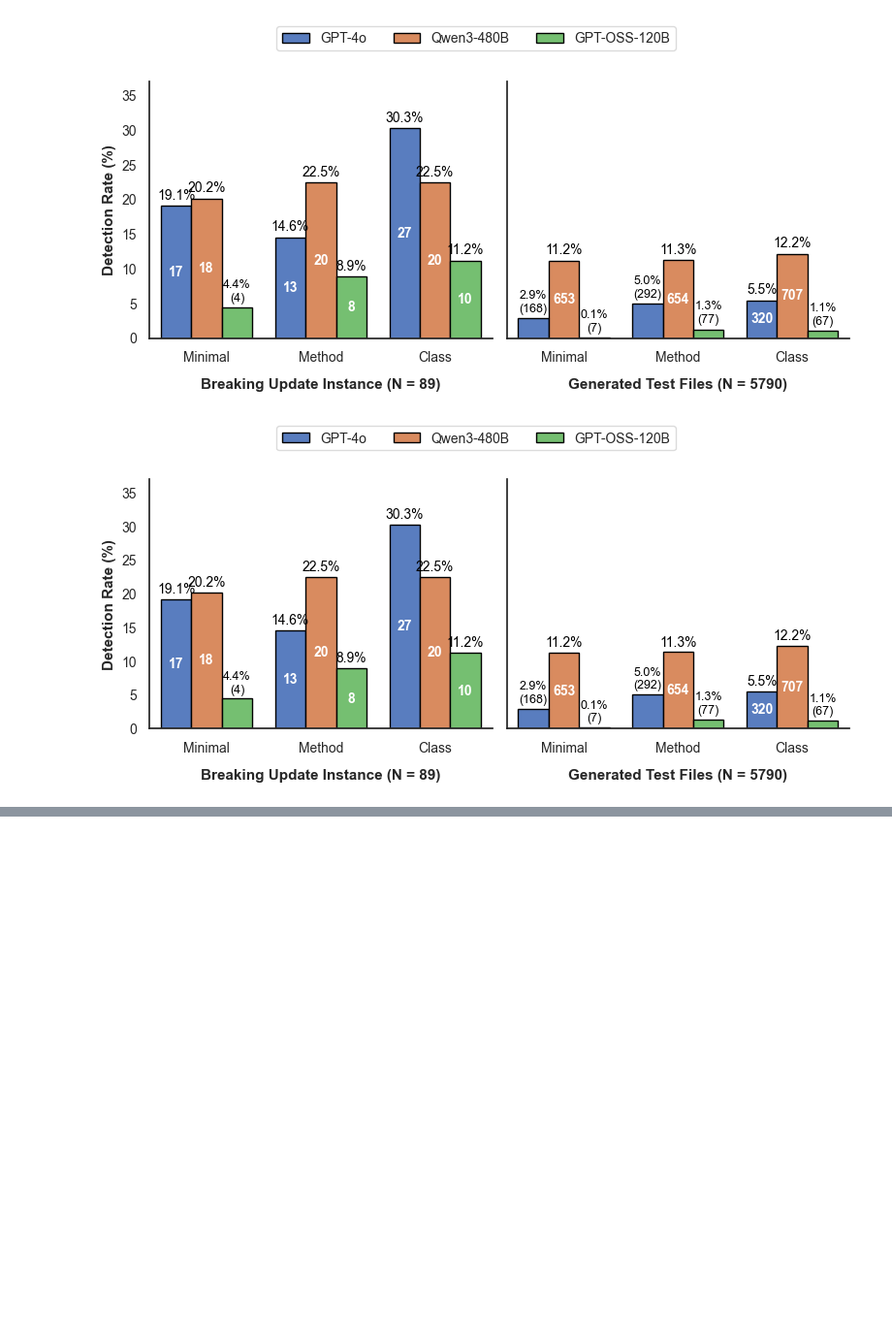
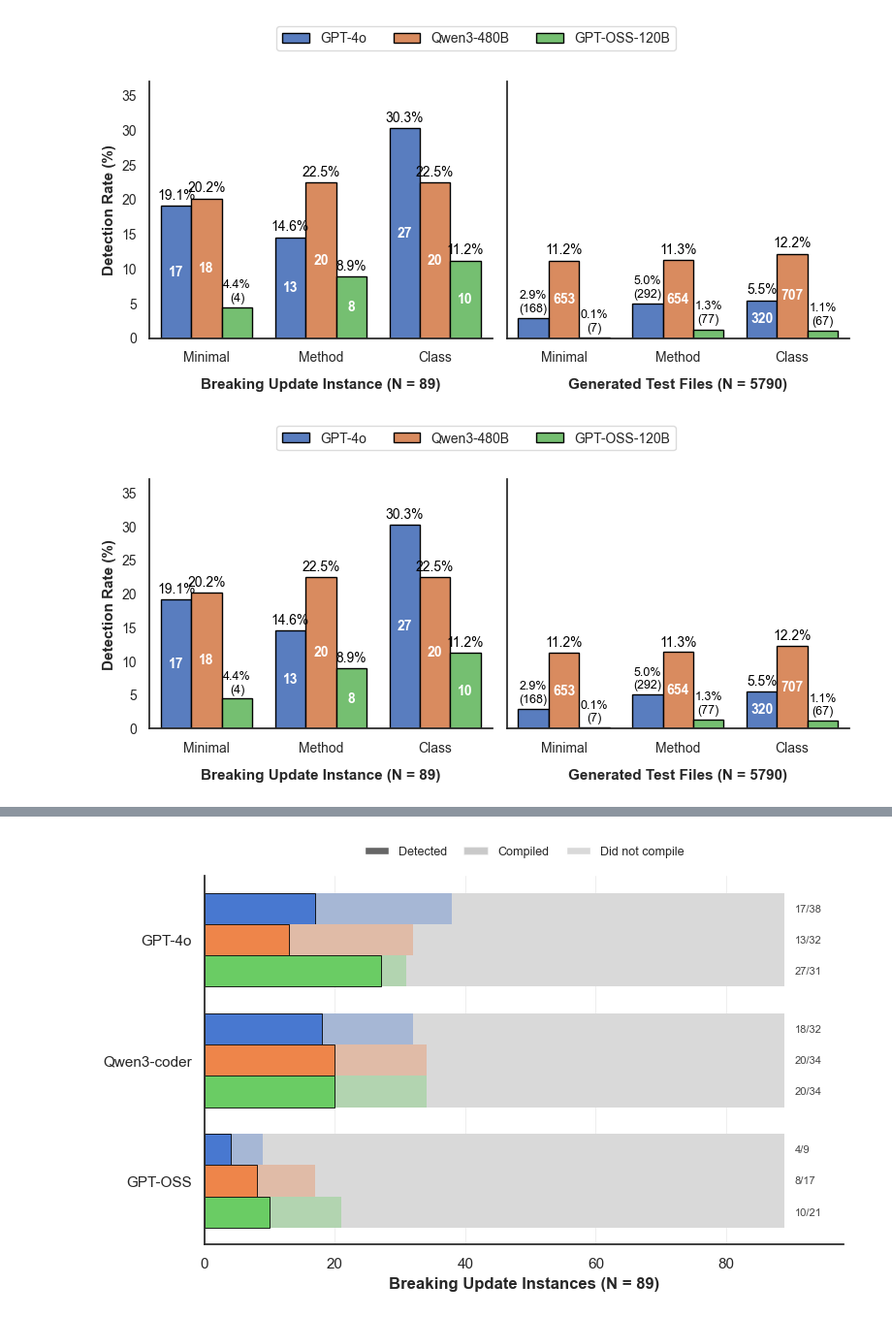
Before and after one commit to CuriousBeing1508/LLM_TestGeneration_for_BC, a Jupyter notebook: NewExpAfterCanary/ResultsForRQs/RQ2_BC_PerInstance/RQ2.1.ipynb, the cells around one changed output, grey strips where cells are left out. Shown at 97% size. Saved outputs shown, nothing was run; the diff lists cells and outputs as text; code cells hidden in the pictures; blank space fills up the shorter version.

```diff
--- a/NewExpAfterCanary/ResultsForRQs/RQ2_BC_PerInstance/RQ2.1.ipynb
+++ b/NewExpAfterCanary/ResultsForRQs/RQ2_BC_PerInstance/RQ2.1.ipynb
@@ -993,0 +1357,72 @@ plt.show()
+# %%
+import numpy as np
+import matplotlib.pyplot as plt
+import matplotlib.patches as mpatches
+import seaborn as sns
+
+# ... (keep your existing data-loading block that builds `counts`) ...
+
+sns.set_theme(style="white")
+plt.rcParams.update({"font.size": 12, "pdf.fonttype": 42})
+
+N_TOTAL = n_instances  # 89
+pal = dict(zip(CONTEXT_ORDER, sns.color_palette("muted", len(CONTEXT_ORDER))))
+GREY = "0.85"
+
+lookup = counts.set_index(["model_disp", "context_variant"])
+# detected counts, straight from your data
+DET = {m: {c: int(lookup.loc[(m, c), "count"]) for c in CONTEXT_ORDER} for m in MODEL_ORDER}
+# compiled/valid counts — swap for a data-derived source if you have one
+VALID = {
+    "GPT-4o":      {"Minimal": 38, "Method": 32, "Class": 31},
+    "Qwen3-coder": {"Minimal": 32, "Method": 34, "Class": 34},
+    "GPT-OSS":     {"Minimal": 9,  "Method": 17, "Class": 21},
+}
+
+fig, ax = plt.subplots(figsize=(8, 5))
+y = np.arange(len(MODEL_ORDER))
+h = 0.26
+
+for j, ctx in enumerate(CONTEXT_ORDER):
+    yy = y + (j - 1) * h
+    valid_vals = [VALID[m][ctx] for m in MODEL_ORDER]
+    det_vals   = [DET[m][ctx]   for m in MODEL_ORDER]
+    # layer 1: grey backdrop to 89 (did not compile)
+    ax.barh(yy, [N_TOTAL] * len(MODEL_ORDER), h, color=GREY, edgecolor="none")
+    # layer 2: compiled/valid (pale context colour)
+    ax.barh(yy, valid_vals, h, color=pal[ctx], alpha=0.35, edgecolor="none")
+    # layer 3: detected (solid context colour)
+    ax.barh(yy, det_vals, h, color=pal[ctx], edgecolor="black", linewidth=0.6)
+    # label detected/valid just past the bar end
+    for yi, d, v in zip(yy, det_vals, valid_vals):
+        ax.text(N_TOTAL + 1.5, yi, f"{d}/{v}", ha="left", va="center",
+                fontsize=8, color="#444")
+
+ax.set_yticks(y)
+ax.set_yticklabels(MODEL_ORDER)
+ax.set_xlabel(f"Breaking Update Instances (N = {N_TOTAL})", fontweight="bold")
+ax.set_ylabel("")
+ax.set_xlim(0, N_TOTAL + 9)
+ax.invert_yaxis()  # GPT-4o on top
+ax.grid(axis="x", color="0.92", linewidth=0.6)
+ax.set_axisbelow(True)
+sns.despine(ax=ax)
+
+# Two legends: context colour, and what the shading means
+ctx_handles = [mpatches.Patch(facecolor=pal[c], label=c) for c in CONTEXT_ORDER]
+shade_handles = [
+    mpatches.Patch(facecolor="0.4", label="Detected"),
+    mpatches.Patch(facecolor="0.4", alpha=0.35, label="Compiled"),
+    mpatches.Patch(facecolor=GREY, label="Did not compile"),
+]
+leg1 = ax.legend(handles=ctx_handles, frameon=False, ncol=3, fontsize=9,
+                 loc="lower center", bbox_to_anchor=(0.5, 1.10), columnspacing=1.4)
+ax.add_artist(leg1)
+ax.legend(handles=shade_handles, frameon=False, ncol=3, fontsize=9,
+          loc="lower center", bbox_to_anchor=(0.5, 1.02), columnspacing=1.4)
+
+plt.tight_layout()
+plt.savefig("rq2_instance_layered.pdf", format="pdf", bbox_inches="tight", dpi=300)
+plt.show()
+# %% [output]
+[figure, added]
```
Also changed, not shown: parts of 25 cells of this notebook, 31 other files.
